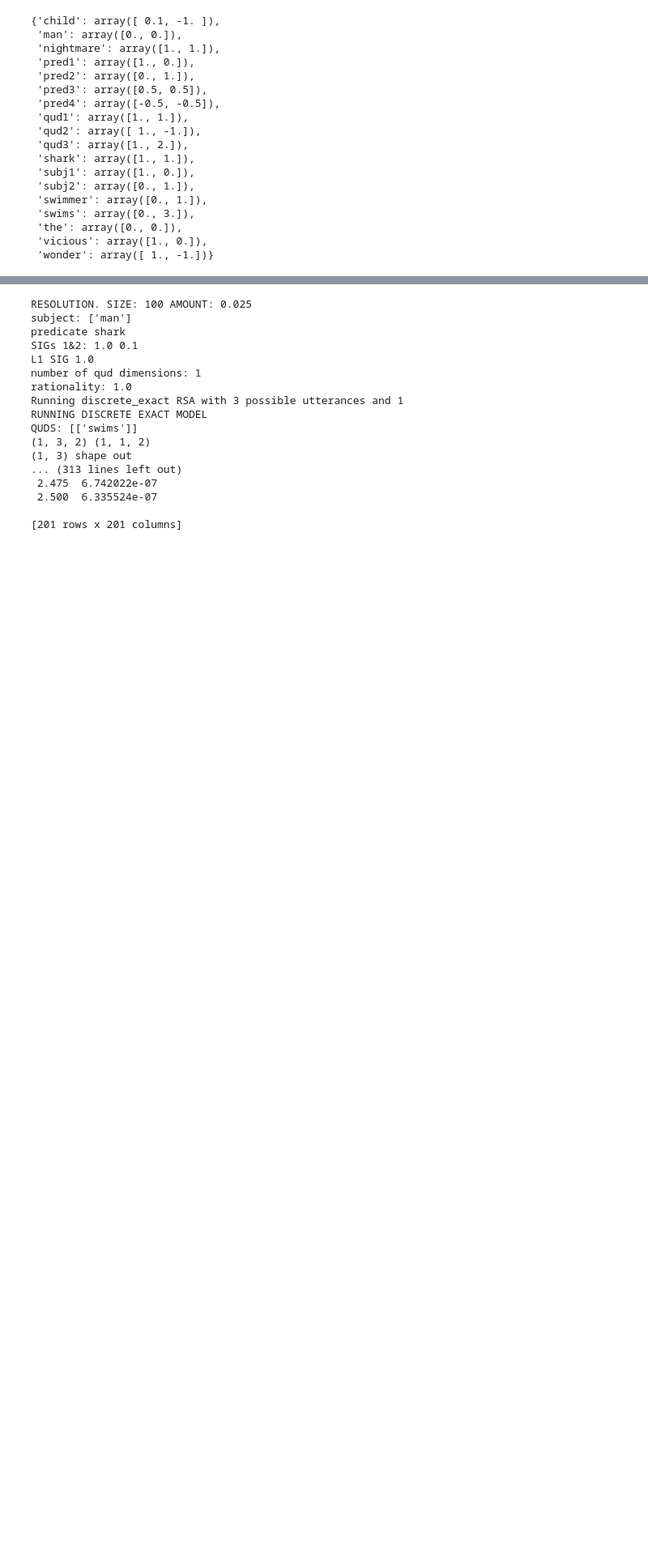
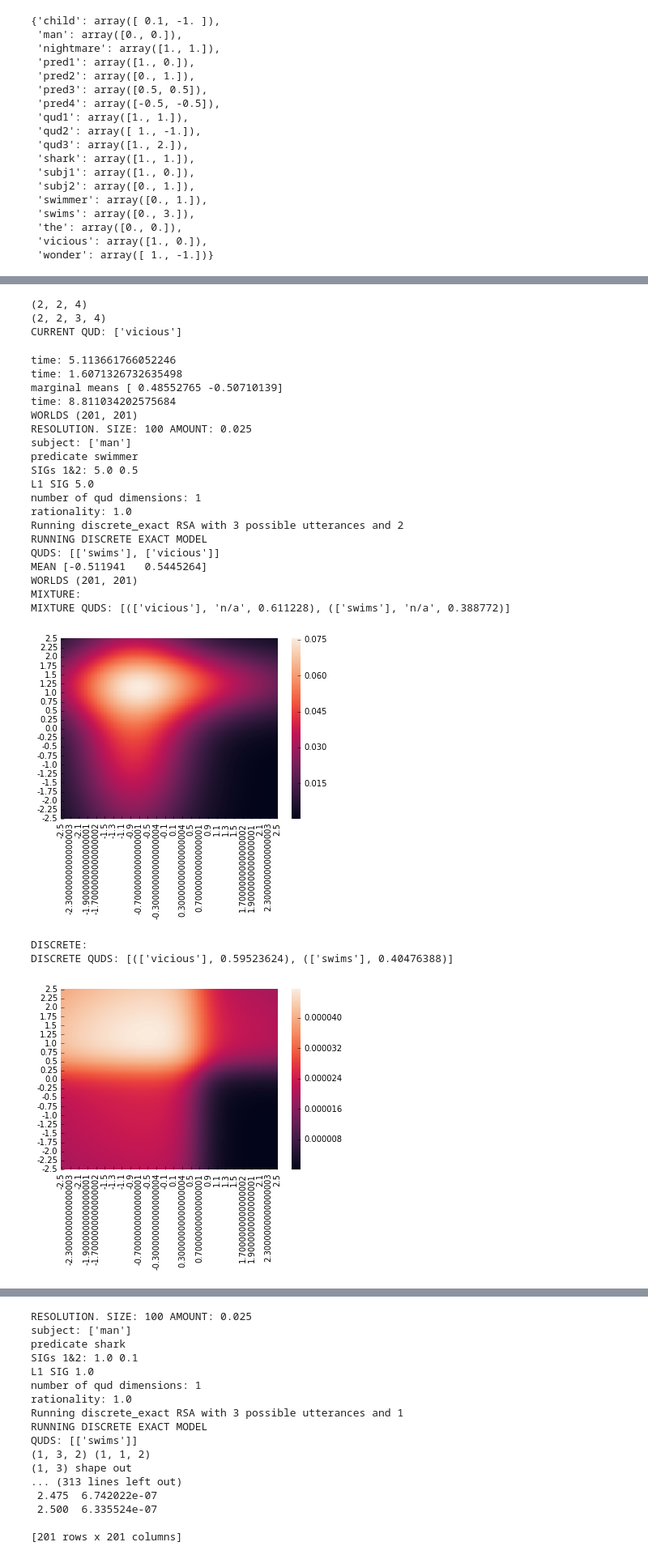
Before and after one commit to reubenharry/Distributional-RSA, a Jupyter notebook: minimal_case.ipynb, the cells around one changed output, grey strips where cells are left out. Shown: that part at 81% size. Saved outputs shown, nothing was run; the diff lists cells and outputs as text; code cells hidden in the pictures; blank space fills up the shorter version.

```diff
--- a/minimal_case.ipynb
+++ b/minimal_case.ipynb
@@ -80,14 +80,27 @@ def titrate(l1_sig1,subj, model_type, quds,pred,possible_utterances,sig1=0.1,sig
 
 
     if model_type=="discrete_mixture":
-        hm = pnd.DataFrame((worlds),columns=np.arange(-size,size+1)*amount,index=np.arange(-size,size+1)*amount)
+        hm = pnd.DataFrame((worlds),columns=np.arange(-size,size+1)*amount,index=-np.arange(-size,size+1)*amount)
 
     if model_type=="discrete_exact":
 
-        hm = pnd.DataFrame(worlds,columns=np.arange(-size,size+1)*amount,index=np.arange(-size,size+1)*amount)
+        hm = pnd.DataFrame(worlds,columns=np.arange(-size,size+1)*amount,index=-np.arange(-size,size+1)*amount)
 
 #     print("HEATMAP ARRAY:",hm)
 
 #     for x in range(20):
 #         hm_mix[x]=1
     return hm,qud_distribution
+# %%
+hm_mix,quds_mix = titrate(model_type="discrete_mixture",subj="man",quds=['vicious','swims'],possible_utterances=["shark","swimmer","man"],pred='swimmer',sig1=5.0,sig2=0.5,l1_sig1=5.0)
+hm_disc,quds_disc = titrate(model_type="discrete_exact",subj="man",quds=['vicious','swims'],possible_utterances=["shark","swimmer","man"],pred='swimmer',sig1=5.0,sig2=0.5,l1_sig1=5.0)
+
+print("MIXTURE:")
+seaborn.heatmap(hm_mix)
+print("MIXTURE QUDS:",quds_mix)
+plt.show()
+print("DISCRETE:")
+seaborn.heatmap(hm_disc)
+print("DISCRETE QUDS:",quds_disc)
+plt.show()
+# %% [output]
@@ -94 +120,27 @@ def titrate(l1_sig1,subj, model_type, quds,pred,possible_utterances,sig1=0.1,sig
+(2, 2, 4)
+(2, 2, 3, 4)
+CURRENT QUD: ['vicious']
+time: 5.113661766052246
+time: 1.6071326732635498
+marginal means [ 0.48552765 -0.50710139]
+time: 8.811034202575684
+WORLDS (201, 201)
+RESOLUTION. SIZE: 100 AMOUNT: 0.025
+subject: ['man']
+predicate swimmer
+SIGs 1&2: 5.0 0.5
+L1 SIG 5.0
+number of qud dimensions: 1
+rationality: 1.0
+Running discrete_exact RSA with 3 possible utterances and 2
+RUNNING DISCRETE EXACT MODEL
+QUDS: [['swims'], ['vicious']]
+MEAN [-0.511941   0.5445264]
+WORLDS (201, 201)
+MIXTURE:
+MIXTURE QUDS: [(['vicious'], 'n/a', 0.611228), (['swims'], 'n/a', 0.388772)]
+[figure, added]
+DISCRETE:
+DISCRETE QUDS: [(['vicious'], 0.59523624), (['swims'], 0.40476388)]
+[figure, added]
 # %%
```
Also changed, not shown: parts of 2 cells of this notebook, 9 other files.
